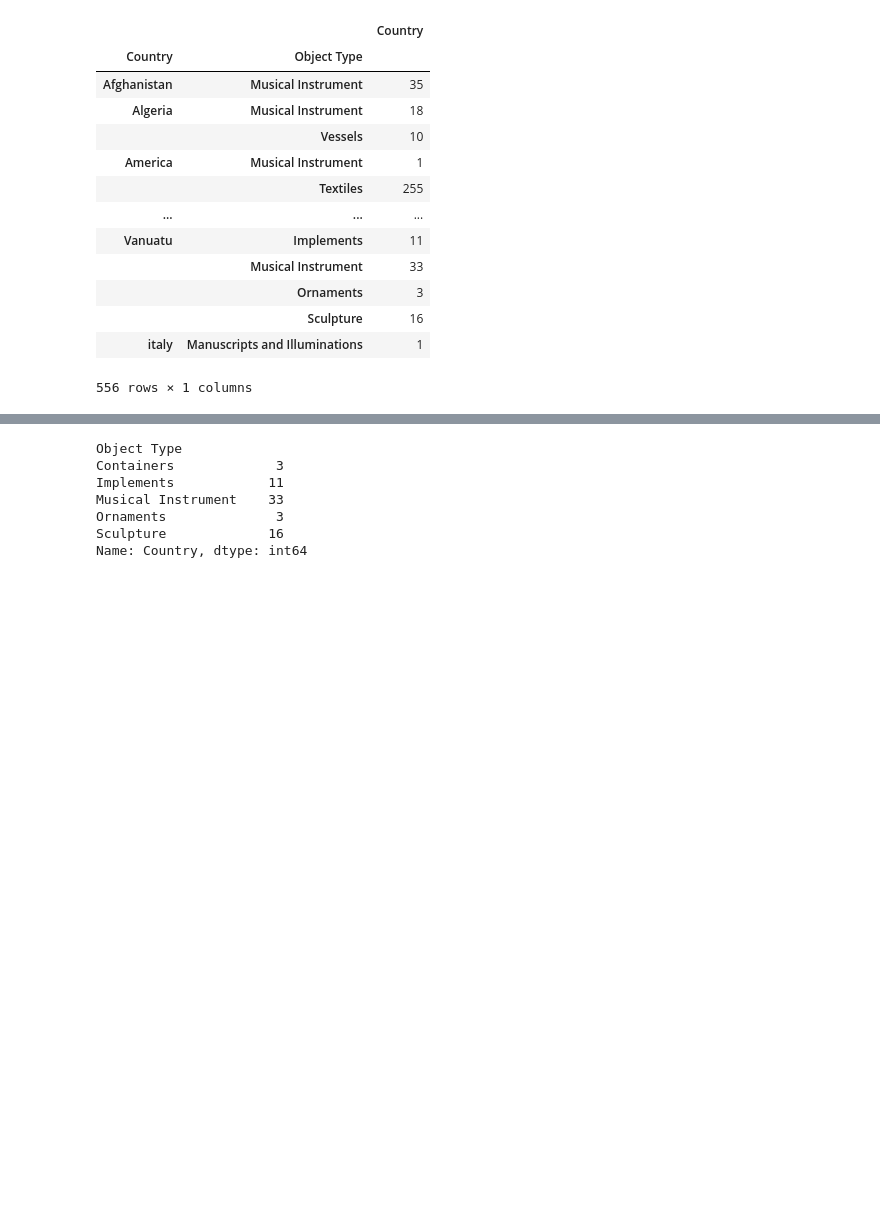
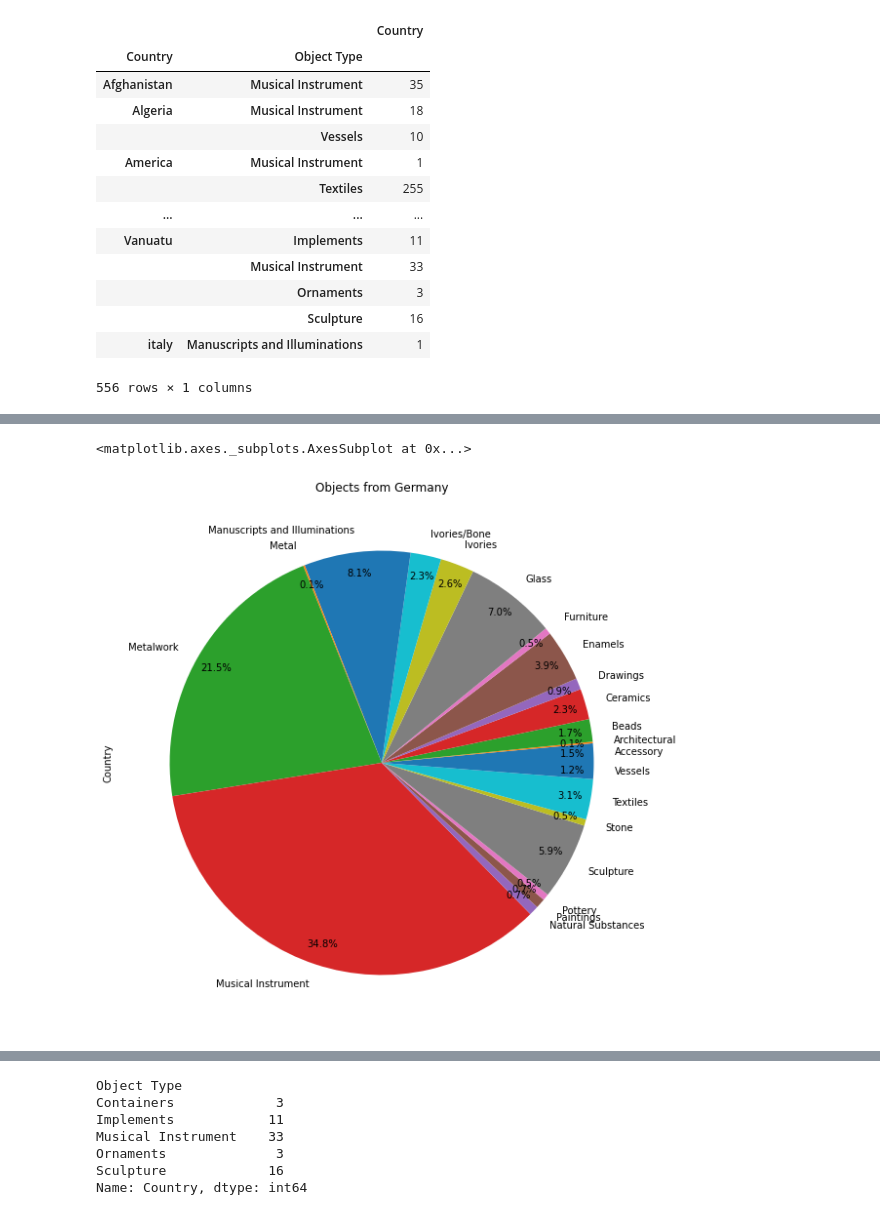
Before and after one commit to bjwlknsn/TheMetTeamProject, a Jupyter notebook: csv_review_data3.ipynb, the cells around one changed output, grey strips where cells are left out. Cells and saved outputs as stored; diff of their text form; code cells hidden in the pictures; blank space fills up the shorter version.

```diff
--- a/csv_review_data3.ipynb
+++ b/csv_review_data3.ipynb
@@ -359,0 +375,3 @@ country_obj_typ_df
+# %%
+Germany_obj=country_obj_typ_df['Country']['Germany']
+Germany_obj
@@ -359,0 +396,5 @@ country_obj_typ_df
+# %%
+Germany_obj.plot(kind='pie',autopct="%1.1f%%", figsize=(10,10),title='Objects from Germany',pctdistance=.9)
+# %% [output]
+<matplotlib.axes._subplots.AxesSubplot at 0x...>
+[figure, added]
```
Also changed, not shown: parts of 7 cells of this notebook, 1 other file.
